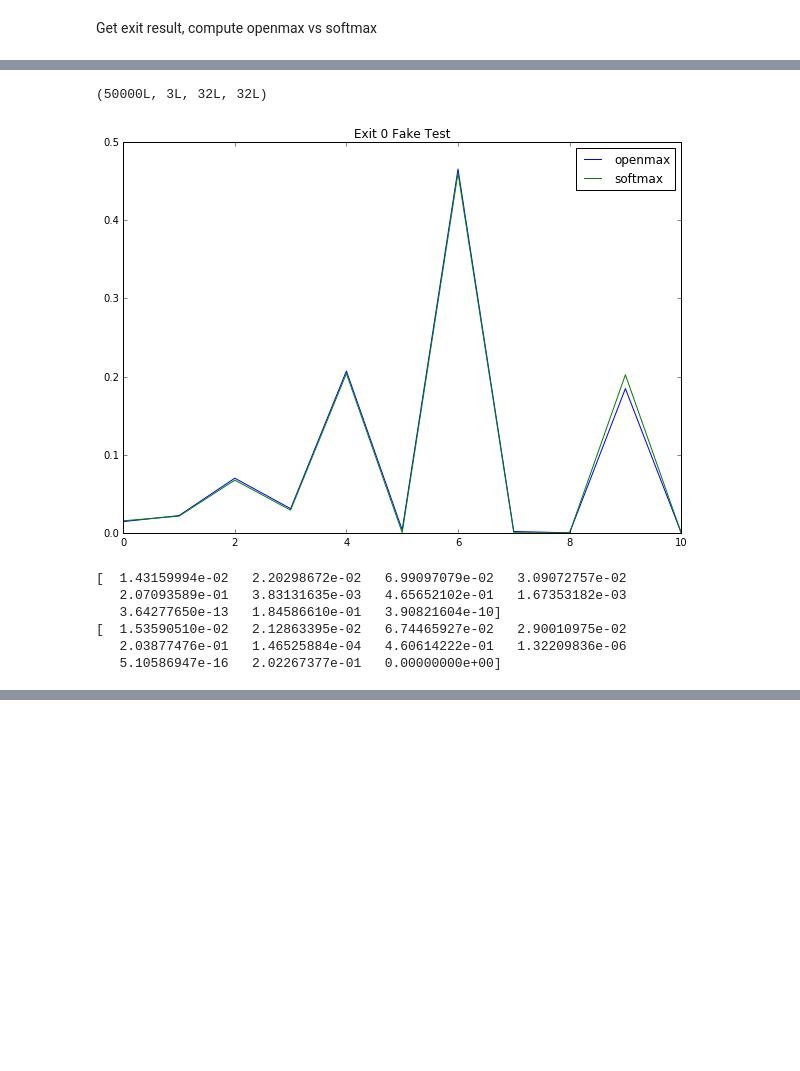
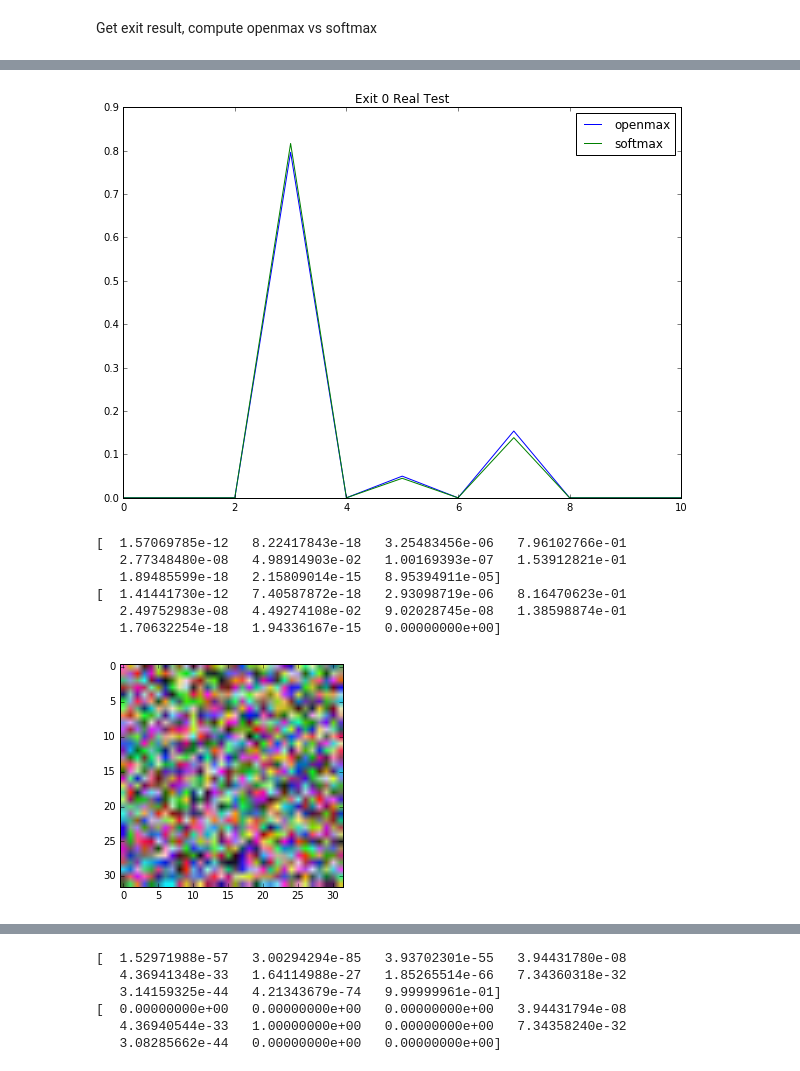
Before and after one commit to kunglab/branchynet, a Jupyter notebook: experiment_alex_cifar10_openmax.ipynb, the cells around one changed output, grey strips where cells are left out. Drawn from its saved outputs; the diff is of its cells as text; code cells hidden in the pictures; blank space fills up the shorter version.

```diff
--- a/experiment_alex_cifar10_openmax.ipynb
+++ b/experiment_alex_cifar10_openmax.ipynb
@@ -113,4 +99,0 @@ idxs = np.argsort(sp.stats.entropy(softmax_vs_train.T))[4000:]
-# %%
-x_train.shape
-# %% [output]
-(50000L, 3L, 32L, 32L)
@@ -119,13 +100,28 @@ x_fake = (np.random.random((100, 3, 32, 32))*10) - 5
-# %%
-features_train = sp.expand_dims(model.test(x_fake.astype(np.float32)).data,1)
-openmax_vs_train, softmax_vs_train = get_openmax_scores(features_train, openmax)
-
-plot_openmax_mean(openmax_vs_train, softmax_vs_train, title='Exit {} Fake Test'.format(i))
-# %% [output]
-[figure, removed]
-[  1.43159994e-02   2.20298672e-02   6.99097079e-02   3.09072757e-02
-   2.07093589e-01   3.83131635e-03   4.65652102e-01   1.67353182e-03
-   3.64277650e-13   1.84586610e-01   3.90821604e-10]
-[  1.53590510e-02   2.12863395e-02   6.74465927e-02   2.90010975e-02
-   2.03877476e-01   1.46525884e-04   4.60614222e-01   1.32209836e-06
-   5.10586947e-16   2.02267377e-01   0.00000000e+00]
+# %%
+i=2003
+x_real = x_test[i:i+1]
+
+features_test = sp.expand_dims(model.test(x_real.astype(np.float32)).data,1)
+openmax_vs_train, softmax_vs_train = get_openmax_scores(features_test, openmax)
+
+plot_openmax_mean(openmax_vs_train, softmax_vs_train, title='Exit 0 Real Test')
+
+x_fake = np.random.random((1,3,32,32))*10-1.5
+
+import matplotlib.pyplot as plt
+%matplotlib inline
+plt.imshow(x_fake[0].transpose(1,2,0))
+
+features_test = sp.expand_dims(model.test(x_fake.astype(np.float32)).data,1)
+openmax_vs_train, softmax_vs_train = get_openmax_scores(features_test, openmax)
+
+plot_openmax_mean(openmax_vs_train, softmax_vs_train, title='Exit 0 Fake Test')
+# %% [output]
+[figure, added]
+[  1.57069785e-12   8.22417843e-18   3.25483456e-06   7.96102766e-01
+   2.77348480e-08   4.98914903e-02   1.00169393e-07   1.53912821e-01
+   1.89485599e-18   2.15809014e-15   8.95394911e-05]
+[  1.41441730e-12   7.40587872e-18   2.93098719e-06   8.16470623e-01
+   2.49752983e-08   4.49274108e-02   9.02028745e-08   1.38598874e-01
+   1.70632254e-18   1.94336167e-15   0.00000000e+00]
+[figure, added]
@@ -131,0 +129,6 @@ plot_openmax_mean(openmax_vs_train, softmax_vs_train, title='Exit {} Fake Test'.
+[  1.52971988e-57   3.00294294e-85   3.93702301e-55   3.94431780e-08
+   4.36941348e-33   1.64114988e-27   1.85265514e-66   7.34360318e-32
+   3.14159325e-44   4.21343679e-74   9.99999961e-01]
+[  0.00000000e+00   0.00000000e+00   0.00000000e+00   3.94431794e-08
+   4.36940544e-33   1.00000000e+00   0.00000000e+00   7.34358240e-32
+   3.08285662e-44   0.00000000e+00   0.00000000e+00]
```
Also changed, not shown: parts of 10 cells of this notebook, 1 other file.
